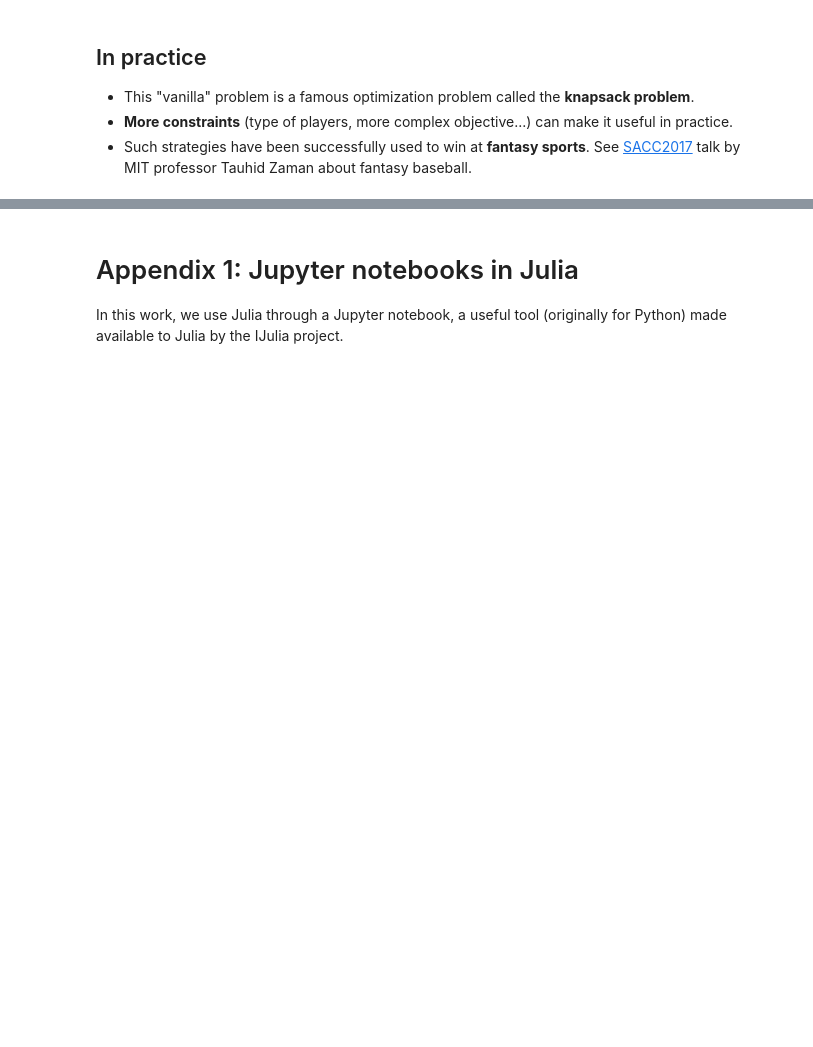
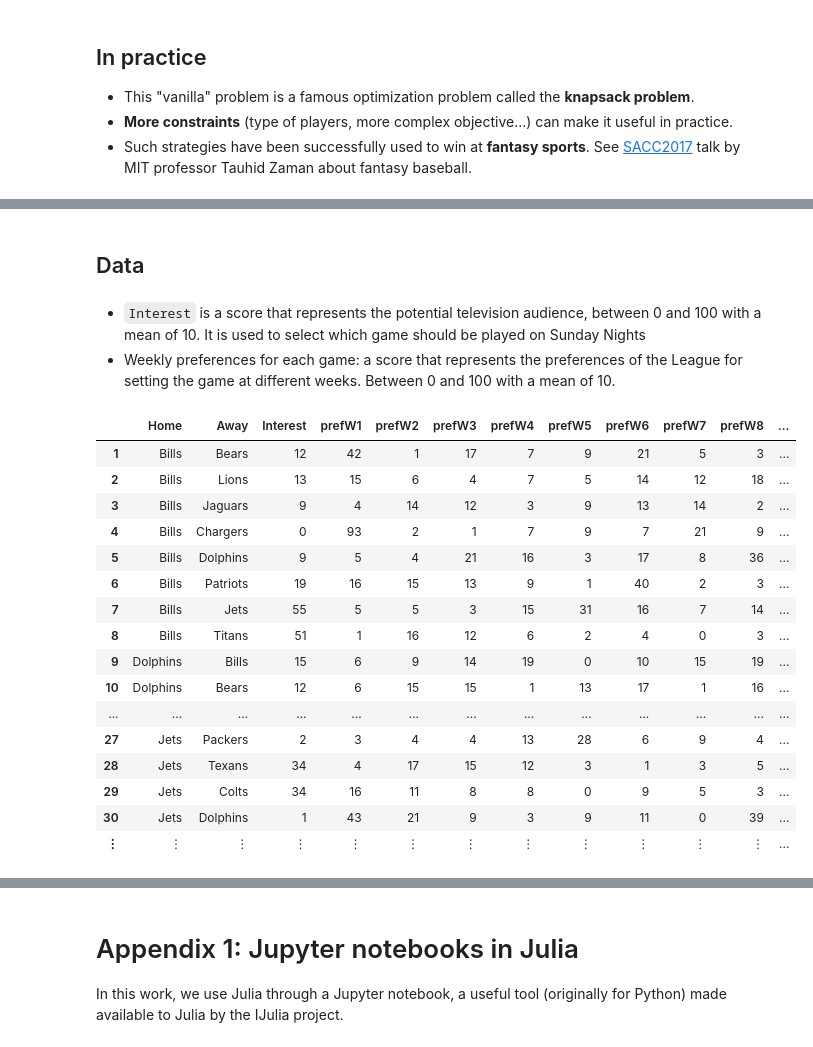
Before and after one commit to sebmart/optimization_jump_julia, a Jupyter notebook: optimization_jump_julia.ipynb, the cells around one changed output, grey strips where cells are left out. Drawn from its saved outputs; the diff is of its cells as text; code cells hidden in the pictures; blank space fills up the shorter version.

```diff
--- a/optimization_jump_julia.ipynb
+++ b/optimization_jump_julia.ipynb
@@ -189,4 +285,6 @@ A more advanced optimization example using JuMP, with the scheduling of the NFL
 # %%
+weeks = 1:17
+
 teams = ["Eagles", "Vikings", "Saints", "Rams", "Cowboys", "Lions", "Panthers", "Seahawks", "Redskins", "Packers",
     "Falcons", "Cardinals", "Giants", "Bears", "Buccaneers", "49ers", "Patriots", "Steelers", "Jaguars", "Chiefs",
     "Bills", "Ravens", "Titans", "Chargers", "Dolphins", "Bengals", "Colts", "Raiders", "Jets", "Browns", "Texans",
@@ -223,7 +321,7 @@ games = [
 ("Vikings","Cardinals"), ("Vikings","Bills"), ("Vikings","Bears"), ("Vikings","Lions"), ("Vikings","Packers"), ("Vikings","Dolphins"), ("Vikings","Saints"), ("Vikings","49ers"),
 
 ("Falcons","Cardinals"), ("Falcons","Ravens"), ("Falcons","Panthers"), ("Falcons","Bengals"), ("Falcons","Cowboys"), ("Falcons","Saints"), ("Falcons","Giants"), ("Falcons","Buccaneers"),
-("Panthers","Cardinals"), ("Panthers","Ravens"), ("Panthers","Bengals"), ("Panthers","Cowboys"), ("Panthers","Saints"), ("Panthers","Giants"), ("Panthers","Seahawks"), ("Panthers","Buccaneers"),
+("Panthers","Falcons"), ("Panthers","Ravens"), ("Panthers","Bengals"), ("Panthers","Cowboys"), ("Panthers","Saints"), ("Panthers","Giants"), ("Panthers","Seahawks"), ("Panthers","Buccaneers"),
 ("Saints","Falcons"), ("Saints","Panthers"), ("Saints","Browns"), ("Saints","Rams"), ("Saints","Eagles"), ("Saints","Steelers"), ("Saints","Buccaneers"), ("Saints","Redskins"),
 ("Buccaneers","Falcons"), ("Buccaneers","Panthers"), ("Buccaneers","Browns"), ("Buccaneers","Saints"), ("Buccaneers","Eagles"), ("Buccaneers","Steelers"), ("Buccaneers","49ers"), ("Buccaneers","Redskins"),
 
@@ -232,3 +330,27 @@ games = [
 ("49ers","Cardinals"), ("49ers","Bears"), ("49ers","Broncos"), ("49ers","Lions"), ("49ers","Rams"), ("49ers","Giants"), ("49ers","Raiders"), ("49ers","Seahawks"),
 ("Seahawks","Cardinals"), ("Seahawks","Cowboys"), ("Seahawks","Packers"), ("Seahawks","Chiefs"), ("Seahawks","Chargers"), ("Seahawks","Rams"), ("Seahawks","Vikings"), ("Seahawks","49ers"),
 ]
+
+gamesOfTeam = Dict(team=> Tuple{String,String}[] for team in teams)
+for game in games
+    (team1,team2) = game
+    push!(gamesOfTeam[team1], game)
+    push!(gamesOfTeam[team2], game)
+end
+srand(1)
+gameInterest = Dict(game=>rand(Exponential(1)) for game in games)
+maxInterest = maximum(values(gameInterest))
+gameInterest = Dict(game=>round(Int,gameInterest[game]*100/maxInterest) for game in games)
+
+gamePreference = Dict((game, week)=>rand(Exponential(1)) for game in games, week in weeks)
+maxPref = maximum(values(gamePreference))
+gamePreference = Dict((game, week)=>round(Int,gamePreference[game,week]*100/maxPref) for game in games, week in weeks)
+
+NFL2018games = DataFrame()
+NFL2018games[:Home] = [team1 for (team1, _) in games]
+NFL2018games[:Away] = [team2 for (_, team2) in games];
+NFL2018games[:Interest] = [gameInterest[game] for game in games]
+gamePreference
+for week in weeks
+   NFL2018games[Symbol("prefW$week")] = [gamePreference[game,week] for game in games]
+end
@@ -234,0 +367,26 @@ games = [
+# %% [markdown]
+## Data
+# %% [markdown]
+- `Interest` is a score that represents the potential television audience, between 0 and 100 with a mean of 10.
+It is used to select which game should be played on Sunday Nights
+- Weekly preferences for each game: a score that represents the preferences of the League for setting the game at different weeks. Between 0 and 100 with a mean of 10.
+# %%
+NFL2018games
+# %% [output]
+|  | Home | Away | Interest | prefW1 | prefW2 | prefW3 | prefW4 | prefW5 | prefW6 | prefW7 | prefW8 | ... |
+| 1 | Bills | Bears | 12 | 42 | 1 | 17 | 7 | 9 | 21 | 5 | 3 | ... |
+| 2 | Bills | Lions | 13 | 15 | 6 | 4 | 7 | 5 | 14 | 12 | 18 | ... |
+| 3 | Bills | Jaguars | 9 | 4 | 14 | 12 | 3 | 9 | 13 | 14 | 2 | ... |
+| 4 | Bills | Chargers | 0 | 93 | 2 | 1 | 7 | 9 | 7 | 21 | 9 | ... |
+| 5 | Bills | Dolphins | 9 | 5 | 4 | 21 | 16 | 3 | 17 | 8 | 36 | ... |
+| 6 | Bills | Patriots | 19 | 16 | 15 | 13 | 9 | 1 | 40 | 2 | 3 | ... |
+| 7 | Bills | Jets | 55 | 5 | 5 | 3 | 15 | 31 | 16 | 7 | 14 | ... |
+| 8 | Bills | Titans | 51 | 1 | 16 | 12 | 6 | 2 | 4 | 0 | 3 | ... |
+| 9 | Dolphins | Bills | 15 | 6 | 9 | 14 | 19 | 0 | 10 | 15 | 19 | ... |
+| 10 | Dolphins | Bears | 12 | 6 | 15 | 15 | 1 | 13 | 17 | 1 | 16 | ... |
+| ... | ... | ... | ... | ... | ... | ... | ... | ... | ... | ... | ... | ... |
+| 27 | Jets | Packers | 2 | 3 | 4 | 4 | 13 | 28 | 6 | 9 | 4 | ... |
+| 28 | Jets | Texans | 34 | 4 | 17 | 15 | 12 | 3 | 1 | 3 | 5 | ... |
+| 29 | Jets | Colts | 34 | 16 | 11 | 8 | 8 | 0 | 9 | 5 | 3 | ... |
+| 30 | Jets | Dolphins | 1 | 43 | 21 | 9 | 3 | 9 | 11 | 0 | 39 | ... |
+| ⋮ | ⋮ | ⋮ | ⋮ | ⋮ | ⋮ | ⋮ | ⋮ | ⋮ | ⋮ | ⋮ | ⋮ | ... |
```
Also changed, not shown: parts of 39 cells of this notebook.
